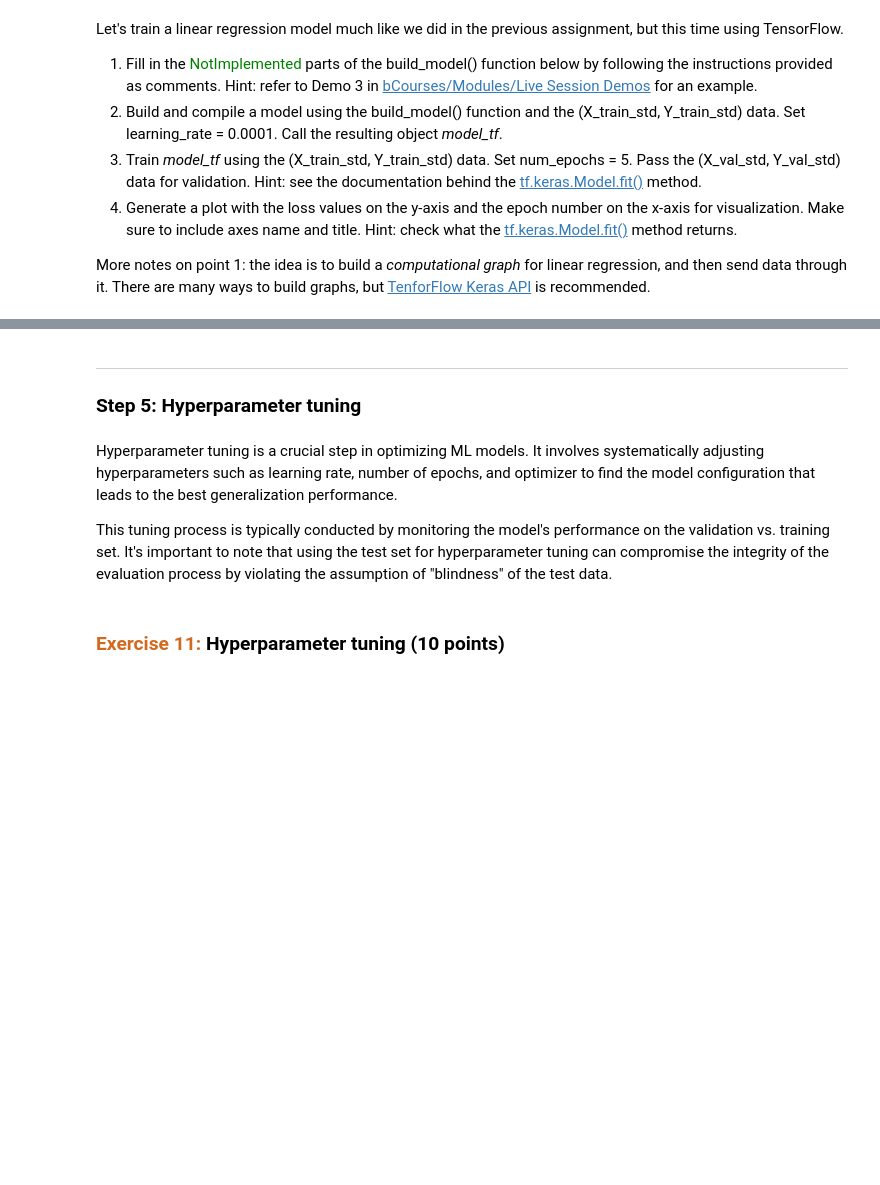
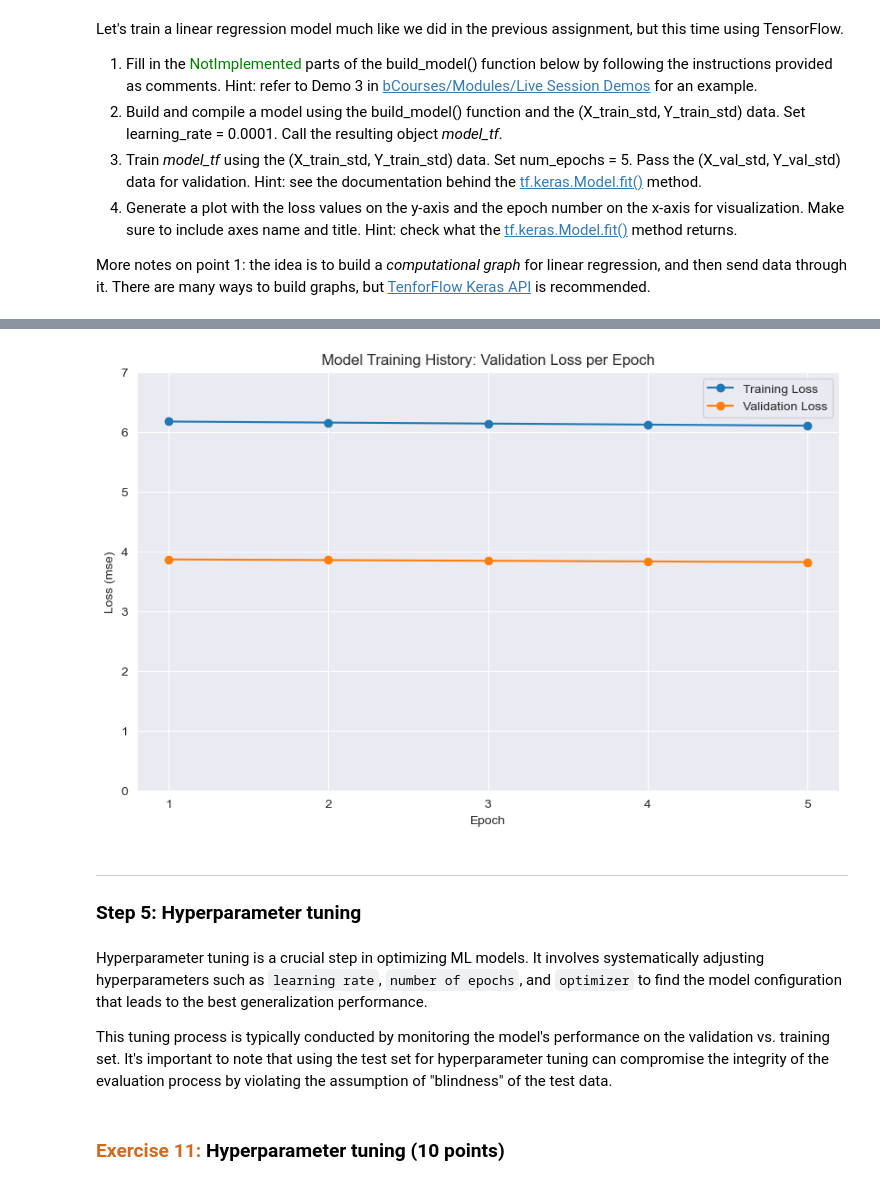
Before and after one commit to hmarquardtMIDS/207-ML, a Jupyter notebook: 03 Linear Regression with Tensorflow.ipynb, the cells around one changed output, grey strips where cells are left out. Saved outputs shown, nothing was run; the diff lists cells and outputs as text; code cells hidden in the pictures; blank space fills up the shorter version.

```diff
--- a/03 Linear Regression with Tensorflow.ipynb
+++ b/03 Linear Regression with Tensorflow.ipynb
@@ -210,8 +213,7 @@ Using the <span style="color:chocolate">train_test_split()</span> method availab
 Note: The validation set is crucial for evaluating different hyperparameter configurations and selecting those that yield optimal model performance. This approach avoids utilizing the test dataset during model training, as it is assumed to be "unknown" at that stage.
 # %%
 # YOUR CODE HERE
+
 # 1
-
 X_train, X_test, Y_train, Y_test = train_test_split(X, Y, test_size=.4)
-
-X_train.shape
+X_test, X_val, Y_test, Y_val = train_test_split(X_test, Y_test, test_size=.5)
@@ -325,8 +427,14 @@ def build_model(num_features, learning_rate):
   return model
 # %%
 tf.random.set_seed(0)
+
+# YOUR CODE HERE
 # 2. Build and compile model
-# YOUR CODE HERE
+num_features = X_train_std.shape[1]
+model_tf = build_model(num_features, learning_rate=.0001)
 
 # 3. Fit the model
-# YOUR CODE HERE
+model_tf_fit = model_tf.fit(x = X_train_std,
+                            y = Y_train_std,
+                            epochs = 5,
+                            validation_data = (X_val_std, Y_val_std))
@@ -333,8 +452,40 @@ tf.random.set_seed(0)
+# %%
+# 4. Generate a plot of loss values across the epochs
+
+def plot_training_history(model):
+    """generates a plot to visualize loss (mse) at each epoch when the model was trained.
+
+    Args:
+        model: a tf.keras.model object that has been pretrained and has a model.history attribute
+    """
+
+    history = model.history
+    og_epochs = range(1, len(history['loss']) + 1)
+
+    plt.figure(figsize=(10, 6))
+    plt.plot(og_epochs, history['loss'], label = 'Training Loss', marker = 'o')
+    plt.plot(og_epochs, history['val_loss'], label = 'Validation Loss', marker = 'o')
+
+    plt.xlabel('Epoch')
+    plt.xticks(og_epochs)
+    plt.ylabel('Loss (mse)')
+    plt.ylim(bottom=0, top=7)
+
+    plt.title('Model Training History: Validation Loss per Epoch')
+    plt.legend()
+    plt.show()
+
+    # print out the history values too
+    history
+
+plot_training_history(model_tf_fit)
+# %% [output]
+[figure, added]
 # %% [markdown]
 ---
 ### Step 5: Hyperparameter tuning
 # %% [markdown]
-Hyperparameter tuning is a crucial step in optimizing ML models. It involves systematically adjusting hyperparameters such as learning rate, number of epochs, and optimizer to find the model configuration that leads to the best generalization performance.
+Hyperparameter tuning is a crucial step in optimizing ML models. It involves systematically adjusting hyperparameters such as `learning rate`, `number of epochs`, and `optimizer` to find the model configuration that leads to the best generalization performance.
 
 This tuning process is typically conducted by monitoring the model's performance on the validation vs. training set. It's important to note that using the test set for hyperparameter tuning can compromise the integrity of the evaluation process by violating the assumption of "blindness" of the test data.
 # %% [markdown]
```
Also changed, not shown: parts of 29 cells of this notebook.
